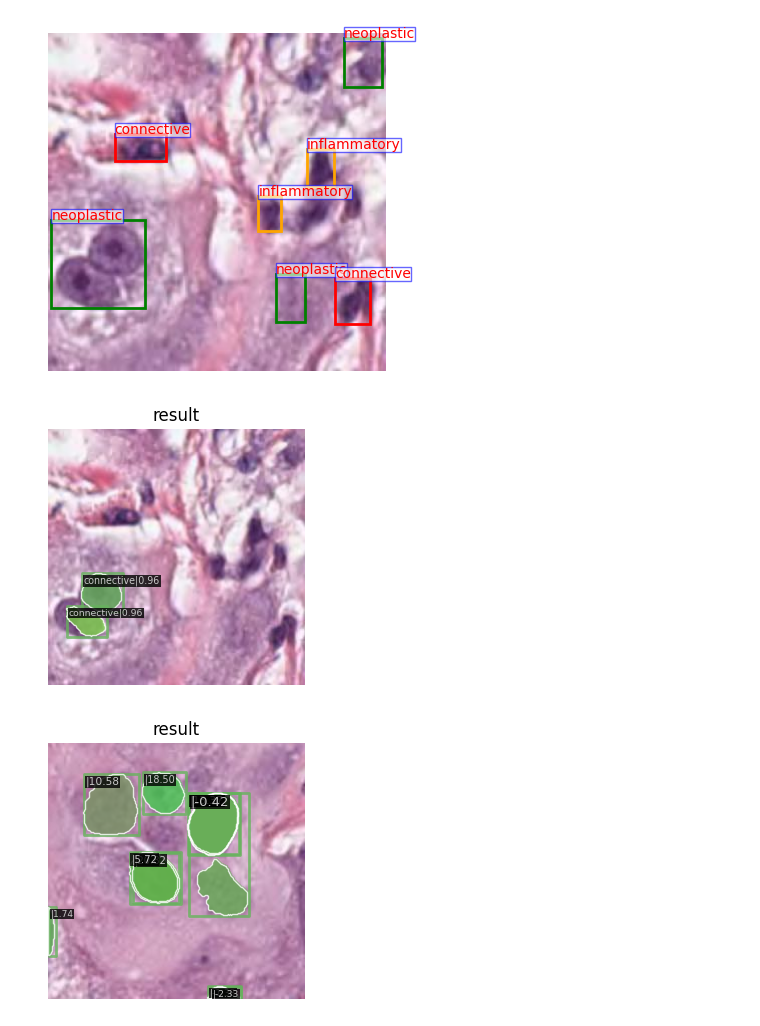
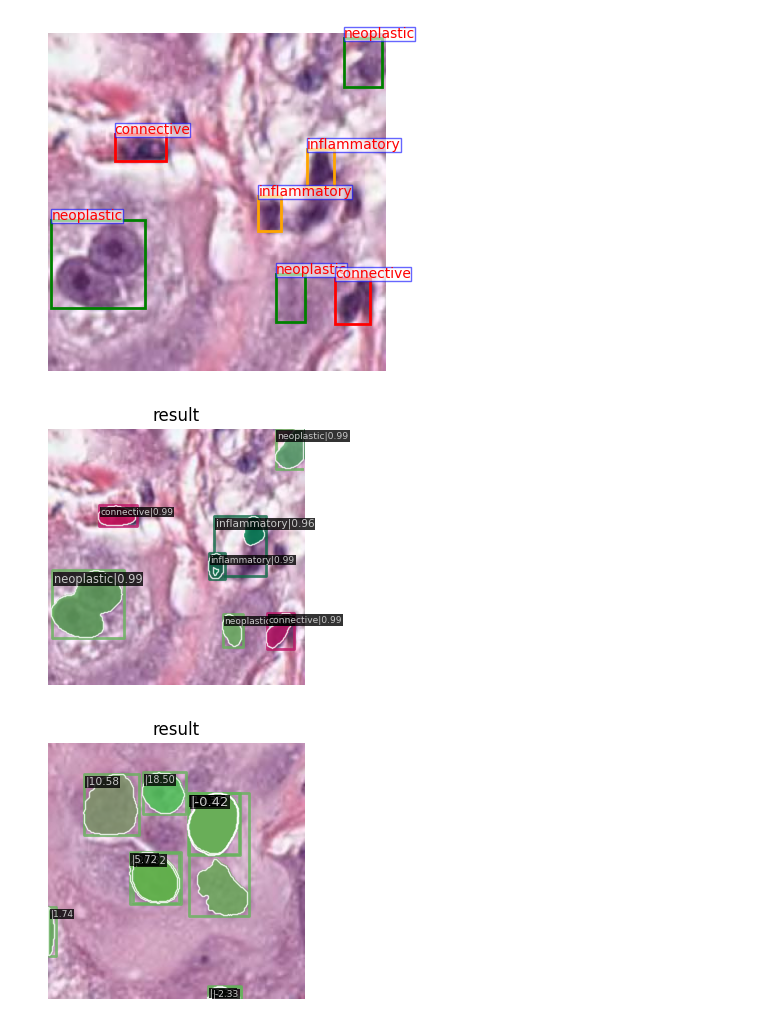
Before and after one commit to thnguyn2/betrayed-by-captions, a Jupyter notebook: notebooks/inference_panuke.ipynb, the cells around one changed output. Saved outputs shown, nothing was run; the diff lists cells and outputs as text; code cells hidden in the pictures.

```diff
--- a/notebooks/inference_panuke.ipynb
+++ b/notebooks/inference_panuke.ipynb
@@ -23,7 +23,7 @@ from PIL import Image
 # %%
 # OVIS model
 config_file = '../configs/demo/path_ground_baseline.py'
-checkpoint_file = '../work_dirs/path_ground_baseline_1_sample/epoch_65.pth'
+checkpoint_file = '../work_dirs/path_ground_baseline_1_sample/epoch_40.pth'
 # %%
 # build the model from a config file and a checkpoint file
 model = init_detector(config_file, checkpoint_file)
@@ -115,9 +115,9 @@ plt.show()
 result = inference_detector(model, image, with_caption=True, logging=True)[0]
 # %%
 # show the results
-show_result_pyplot(model, image, result, score_thr=0.5)
+show_result_pyplot(model, image, result, score_thr=0.9)
 # %% [output]
-[figure, old version]
+[figure, new version]
 # %%
 result = inference_detector(model, image, with_caption=True, logging=True, grounding_str="necrosis", candidate_per_im=10)[0]
 # %%
```
Also changed, not shown: parts of 4 cells of this notebook, 3 other files.
